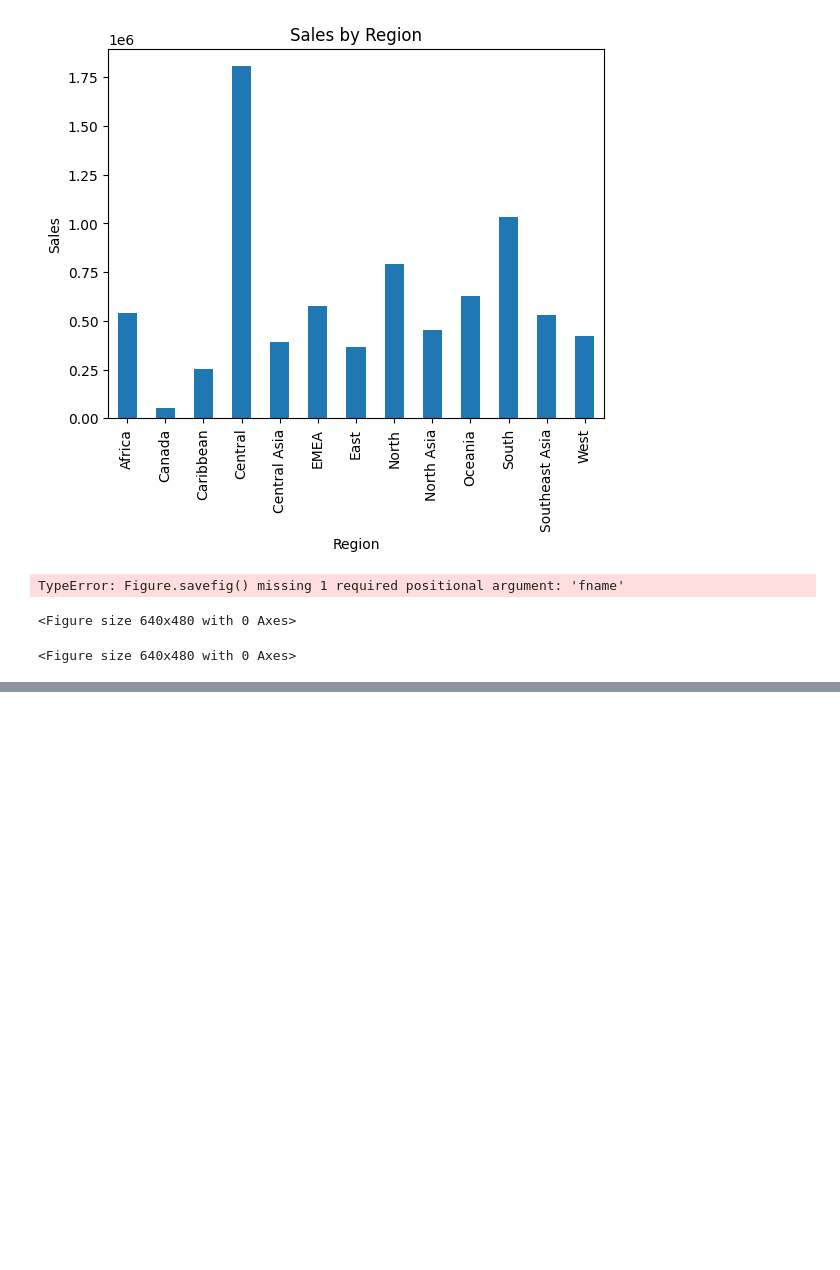
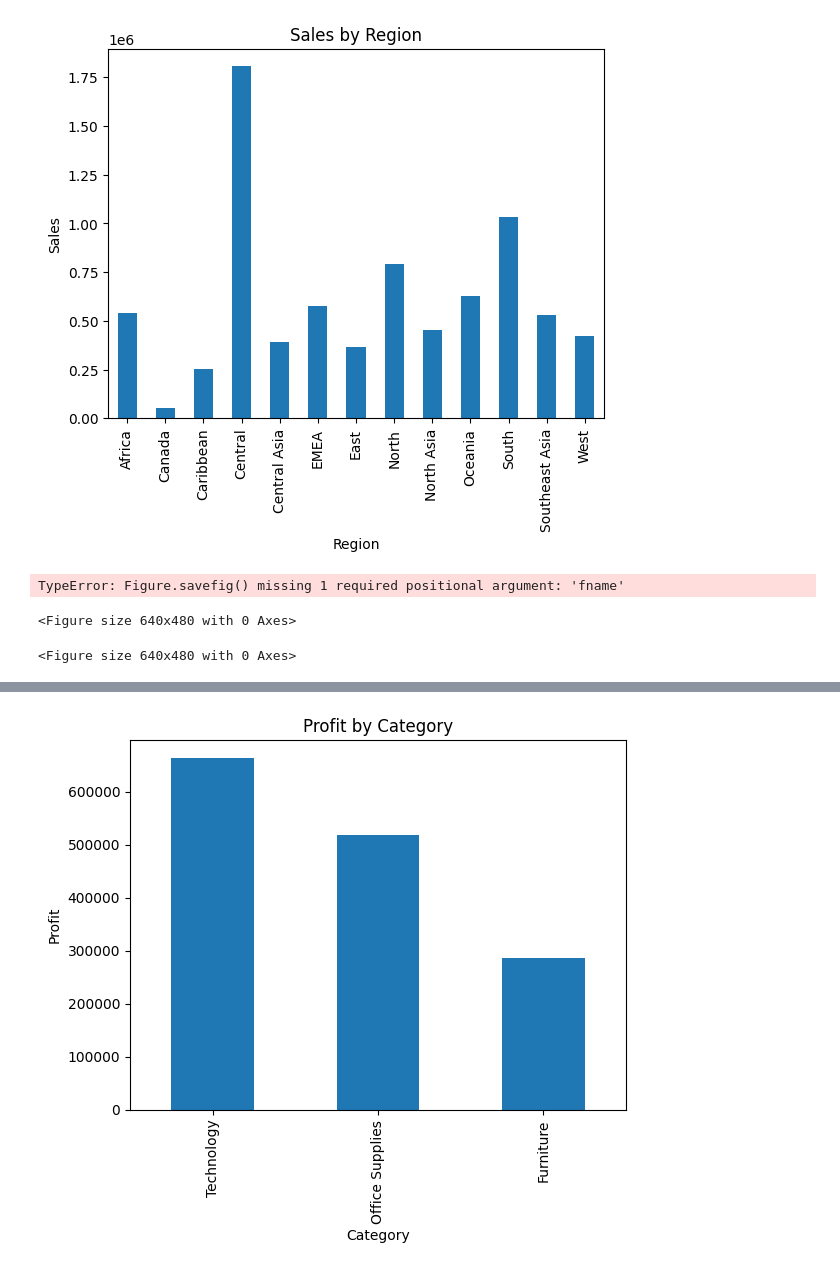
Before and after one commit to krishnaM04/FUTURE_DS_01, a Jupyter notebook: notebook/sales_analysis.ipynb, the cells around one changed output, grey strips where cells are left out. Drawn from its saved outputs; the diff is of its cells as text; code cells hidden in the pictures; blank space fills up the shorter version.

```diff
--- a/notebook/sales_analysis.ipynb
+++ b/notebook/sales_analysis.ipynb
@@ -206,0 +299,12 @@ plt.show("../outputs/region_sales.png")
+# %%
+category_profit.plot(kind="bar")
+
+plt.title("Profit by Category")
+plt.xlabel("Category")
+plt.ylabel("Profit")
+
+plt.savefig("../outputs/category_profit.png")
+
+plt.show()
+# %% [output]
+[figure, added]
```
Also changed, not shown: parts of 12 cells of this notebook, 4 other files.
